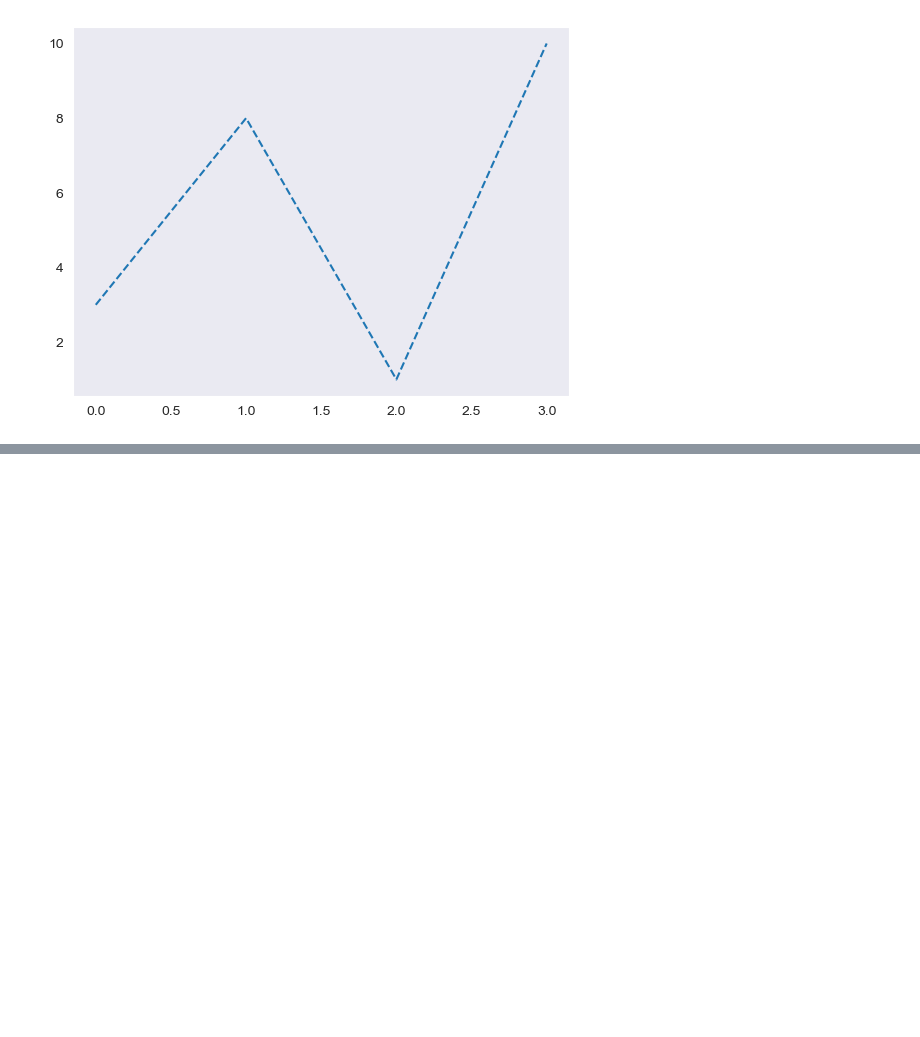
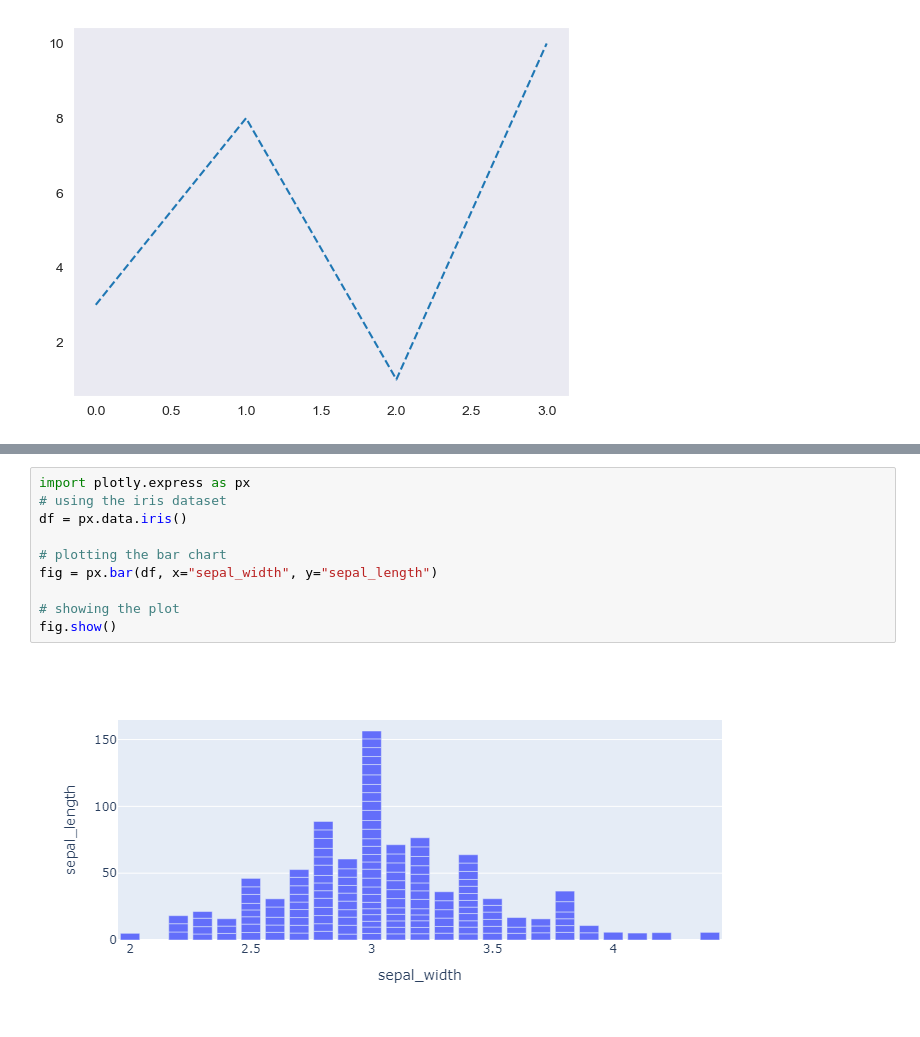
Before and after one commit to Eslem-akmn/Machine-Learning, a Jupyter notebook: Ders-1/ders1.ipynb, the cells around one changed output, grey strips where cells are left out. Drawn from its saved outputs; the diff is of its cells as text; blank space fills up the shorter version.

```diff
--- a/Ders-1/ders1.ipynb
+++ b/Ders-1/ders1.ipynb
@@ -98,0 +139,12 @@ plt.show()
+# %%
+import plotly.express as px
+# using the iris dataset
+df = px.data.iris()
+
+# plotting the bar chart
+fig = px.bar(df, x="sepal_width", y="sepal_length")
+
+# showing the plot
+fig.show()
+# %% [output]
+[figure, added]
```
Also changed, not shown: parts of 6 cells of this notebook.
